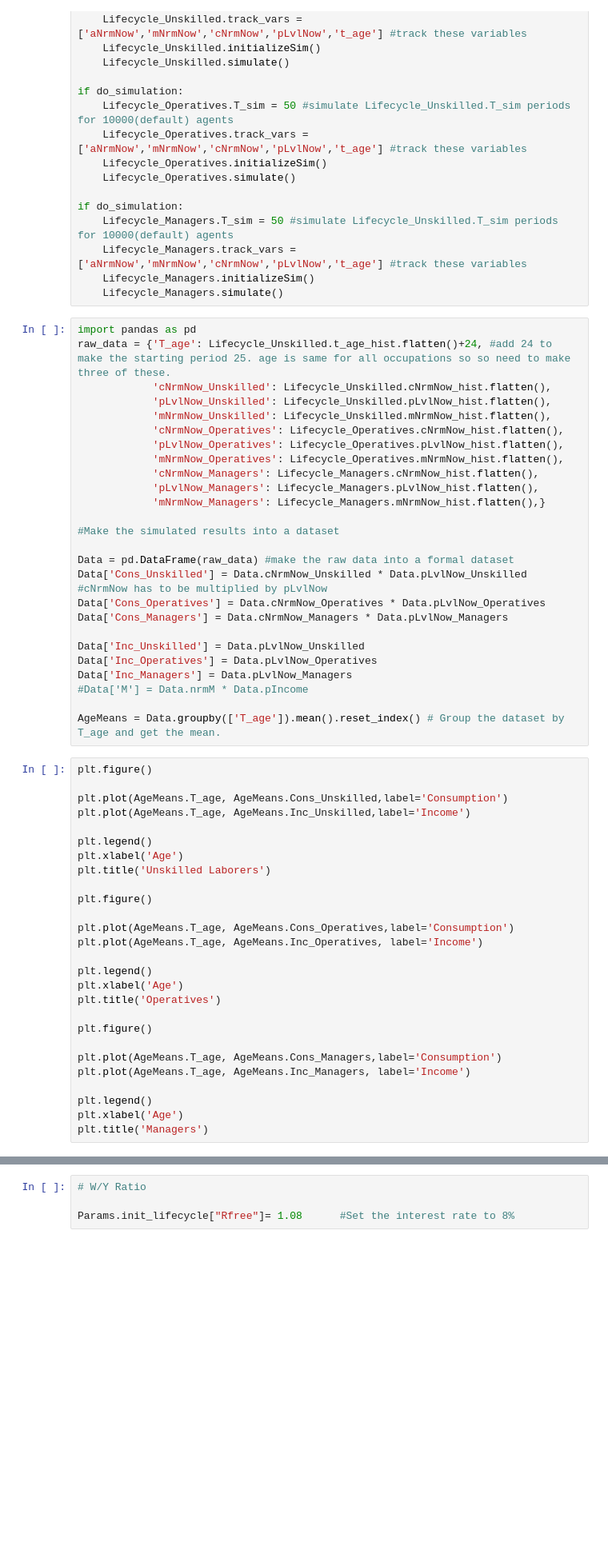
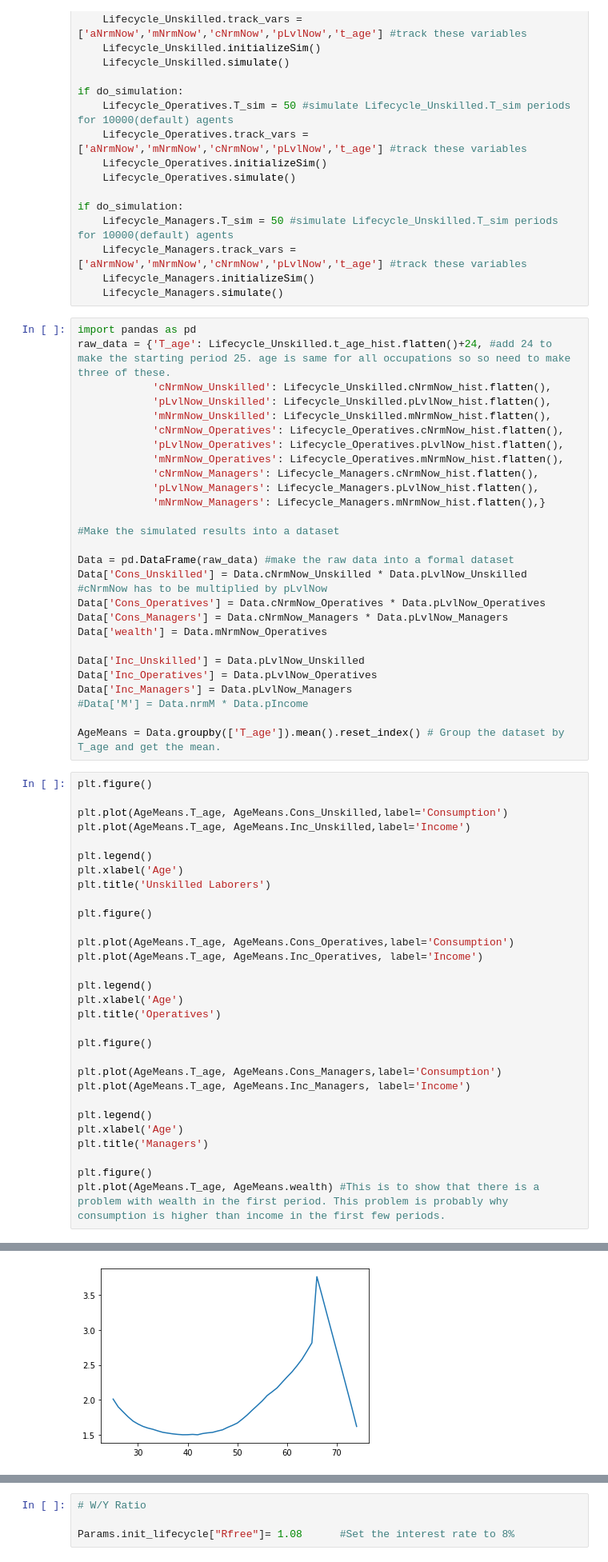
Before and after one commit to ykulu1/project-with-yusuf, a Jupyter notebook: DemARK_BufferStockSaving.ipynb, the cells around one changed output, grey strips where cells are left out. Shown: that part at 80% size. Cells and saved outputs as stored; diff of their text form; blank space fills up the shorter version.

```diff
--- a/DemARK_BufferStockSaving.ipynb
+++ b/DemARK_BufferStockSaving.ipynb
@@ -600,6 +600,7 @@ Data = pd.DataFrame(raw_data) #make the raw data into a formal dataset
 Data['Cons_Unskilled'] = Data.cNrmNow_Unskilled * Data.pLvlNow_Unskilled #cNrmNow has to be multiplied by pLvlNow
 Data['Cons_Operatives'] = Data.cNrmNow_Operatives * Data.pLvlNow_Operatives
 Data['Cons_Managers'] = Data.cNrmNow_Managers * Data.pLvlNow_Managers
+Data['wealth'] = Data.mNrmNow_Operatives
 
 Data['Inc_Unskilled'] = Data.pLvlNow_Unskilled
 Data['Inc_Operatives'] = Data.pLvlNow_Operatives
@@ -634,4 +635,7 @@ plt.plot(AgeMeans.T_age, AgeMeans.Inc_Managers, label='Income')
 plt.legend()
 plt.xlabel('Age')
 plt.title('Managers')
+
+plt.figure()
+plt.plot(AgeMeans.T_age, AgeMeans.wealth) #This is to show that there is a problem with wealth in the first period. This problem is probably why consumption is higher than income in the first few periods.
 # %% [output]
@@ -639,6 +643,7 @@ Text(0.5, 1.0, 'Managers')
 [figure]
 [figure]
 [figure]
+[figure, added]
 # %% [markdown]
 Results show the paralell until the age of 45 or 50. Then retirement savings allow income profile to rise above the consumption profile in the years immediately before the retirement.
 
```
Also changed, not shown: parts of 7 cells of this notebook.
